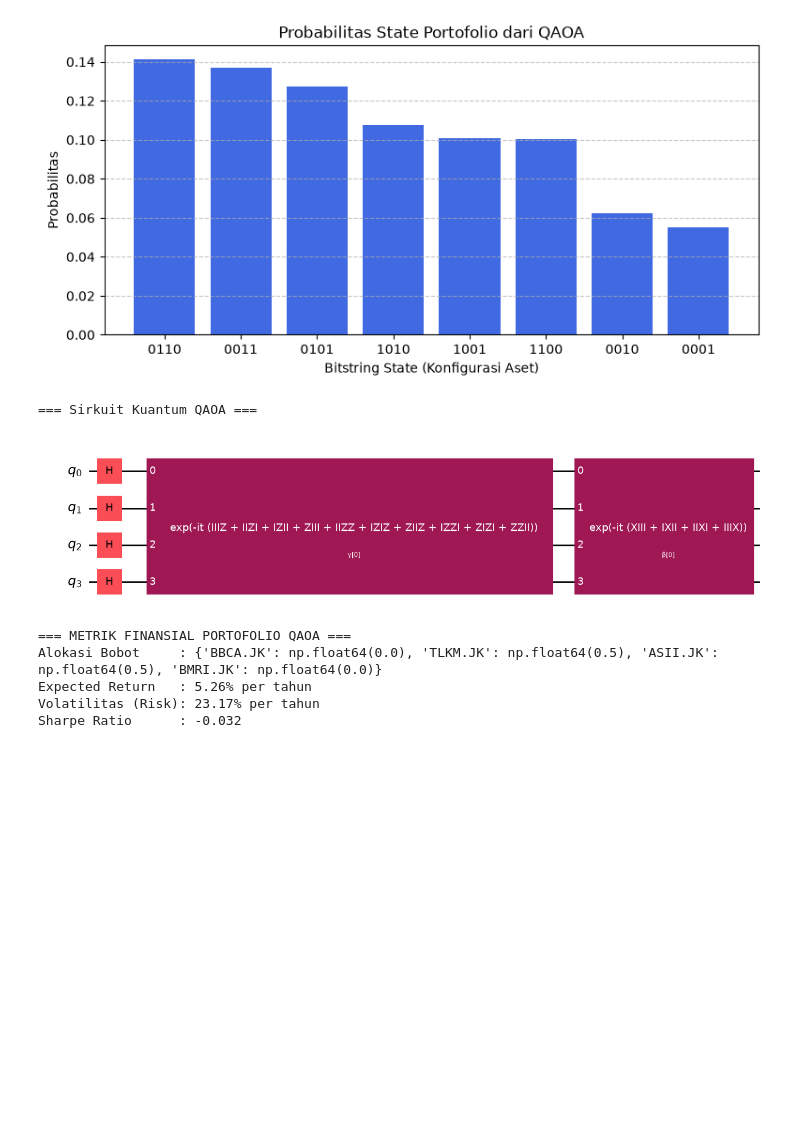
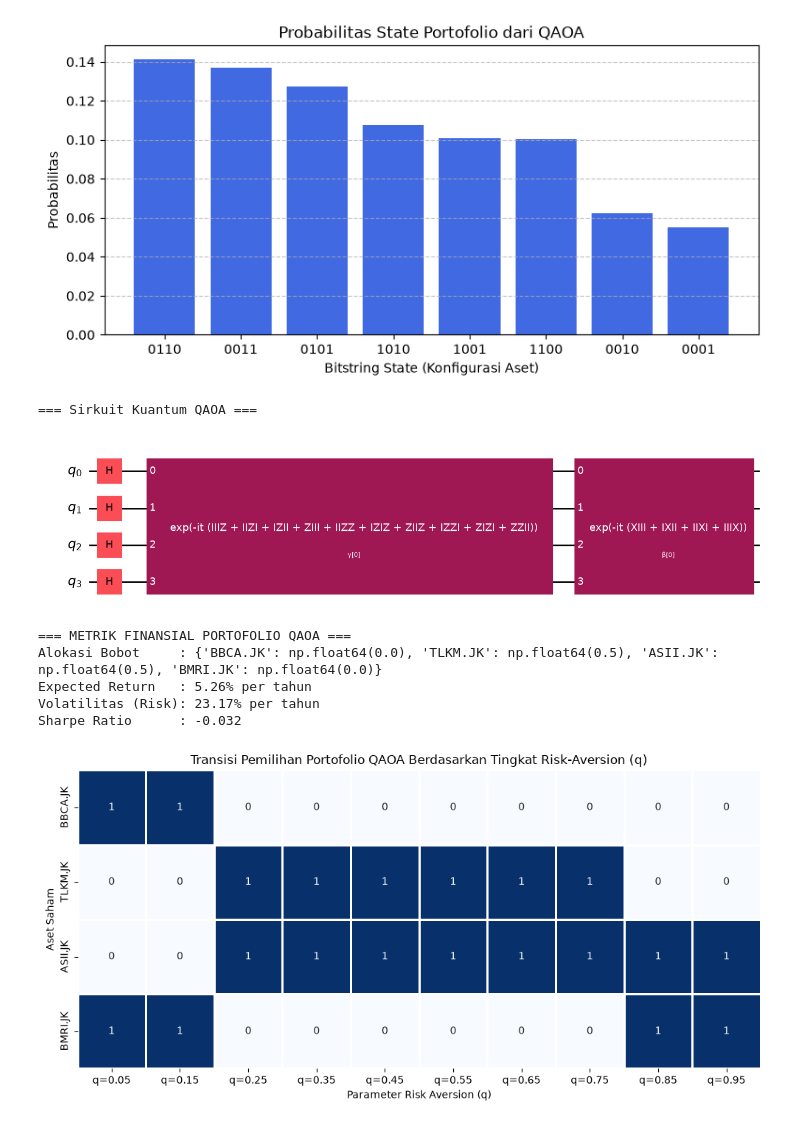
Before and after one commit to SamMorales11/Q-Markowitz, a Jupyter notebook: notebooks/q_markowitz_qaoa.ipynb, the cells around one changed output. Cells and saved outputs as stored; diff of their text form; code cells hidden in the pictures; blank space fills up the shorter version.

Commit message:
update src dan analisis visualisasi

```diff
--- a/notebooks/q_markowitz_qaoa.ipynb
+++ b/notebooks/q_markowitz_qaoa.ipynb
@@ -202,3 +202,94 @@ Alokasi Bobot     : {'BBCA.JK': np.float64(0.0), 'TLKM.JK': np.float64(0.5), 'AS
 Expected Return   : 5.26% per tahun
 Volatilitas (Risk): 23.17% per tahun
 Sharpe Ratio      : -0.032
+# %%
+# ==========================================
+# EKSPERIMEN 1: SENSITIVITAS RISK AVERSION (q)
+# ==========================================
+import seaborn as sns
+
+q_values = np.linspace(0.05, 0.95, 10)
+asset_selection_history = []
+portfolio_returns = []
+portfolio_risks = []
+sharpe_ratios = []
+
+for q_val in q_values:
+    # 1. Bangun Quadratic Program untuk nilai q spesifik
+    qp_temp = QuadraticProgram()
+    for ticker in tickers:
+        qp_temp.binary_var(name=ticker)
+
+    linear_terms = {tickers[i]: -float(mu[i]) for i in range(num_assets)}
+    quadratic_terms = {}
+    for i in range(num_assets):
+        for j in range(num_assets):
+            val = q_val * float(sigma[i, j])
+            if val != 0:
+                quadratic_terms[(tickers[i], tickers[j])] = val
+
+    qp_temp.minimize(linear=linear_terms, quadratic=quadratic_terms)
+    qp_temp.linear_constraint(
+        linear={ticker: 1 for ticker in tickers},
+        sense="==",
+        rhs=budget
+    )
+
+    # 2. Konversi ke Ising & Selesaikan dengan QAOA (p=1)
+    qubo_temp = conv.convert(qp_temp)
+    op_temp, _ = qubo_temp.to_ising()
+    ansatz_temp = QAOAAnsatz(cost_operator=op_temp, reps=1)
+
+    def cost_temp(params):
+        circ = ansatz_temp.assign_parameters(params)
+        return Statevector.from_instruction(circ).expectation_value(op_temp).real
+
+    res_opt = minimize(cost_temp, np.ones(ansatz_temp.num_parameters)*0.5, method='COBYLA')
+    best_circ = ansatz_temp.assign_parameters(res_opt.x)
+    probs = Statevector.from_instruction(best_circ).probabilities_dict()
+    best_state = max(probs, key=probs.get)
+    x_sol = np.array([int(b) for b in reversed(best_state)])
+
+    asset_selection_history.append(x_sol)
+
+    # Hitung metrik portofolio
+    w = x_sol / np.sum(x_sol)
+    ret = np.dot(w, mu)
+    vol = np.sqrt(np.dot(w.T, np.dot(sigma, w)))
+    sr = (ret - 0.06) / vol if vol > 0 else 0
+    portfolio_returns.append(ret)
+    portfolio_risks.append(vol)
+    sharpe_ratios.append(sr)
+
+# --- VISUALISASI 1: Heatmap Alokasi Saham vs Risk Factor ---
+plt.figure(figsize=(10, 5))
+heatmap_data = pd.DataFrame(
+    asset_selection_history,
+    index=[f"q={round(q, 2)}" for q in q_values],
+    columns=tickers
+).T
+
+sns.heatmap(heatmap_data, annot=True, cmap="Blues", cbar=False, linewidths=1)
+plt.title("Transisi Pemilihan Portofolio QAOA Berdasarkan Tingkat Risk-Aversion (q)")
+plt.xlabel("Parameter Risk Aversion (q)")
+plt.ylabel("Aset Saham")
+plt.tight_layout()
+plt.savefig("../assets/q_sensitivity_heatmap.png", dpi=300)
+plt.show()
+
+# --- VISUALISASI 2: Risk-Return Scatter / Pseudo-Efficient Frontier ---
+plt.figure(figsize=(8, 5))
+scatter = plt.scatter(portfolio_risks, portfolio_returns, c=q_values, cmap='viridis', s=120, edgecolors='black')
+plt.colorbar(scatter, label='Risk Aversion (q)')
+for i, txt in enumerate(q_values):
+    plt.annotate(f"q={txt:.2f}", (portfolio_risks[i]+0.001, portfolio_returns[i]+0.001), fontsize=8)
+
+plt.title("Profil Risk vs. Return Hasil Alokasi QAOA")
+plt.xlabel("Volatilitas Portofolio (Risk)")
+plt.ylabel("Expected Return Tahunan")
+plt.grid(True, linestyle="--", alpha=0.6)
+plt.tight_layout()
+plt.savefig("../assets/risk_return_frontier.png", dpi=300)
+plt.show()
+# %% [output]
+[figure, added]
```
Also changed, not shown: parts of 3 cells of this notebook, 7 other files.
